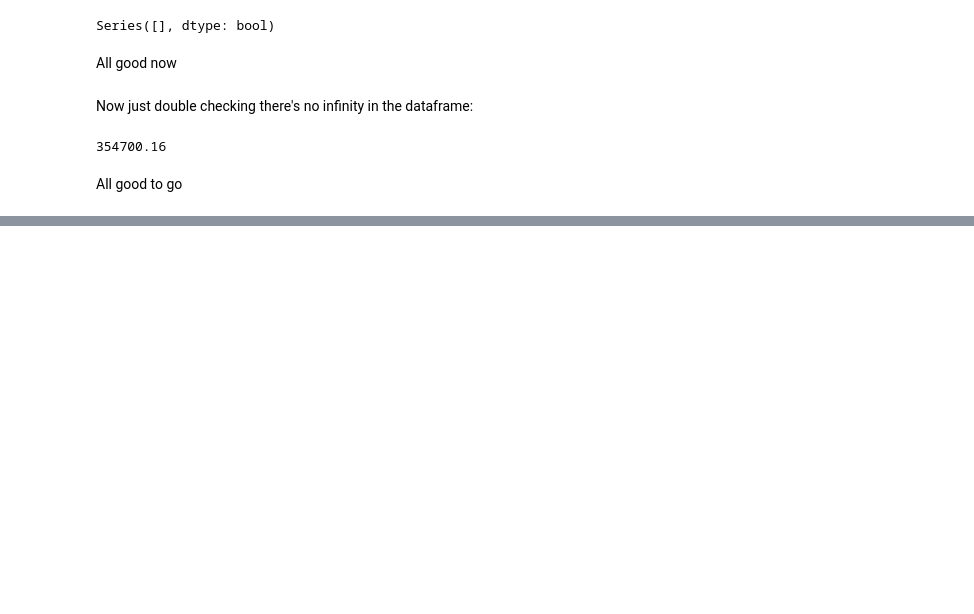
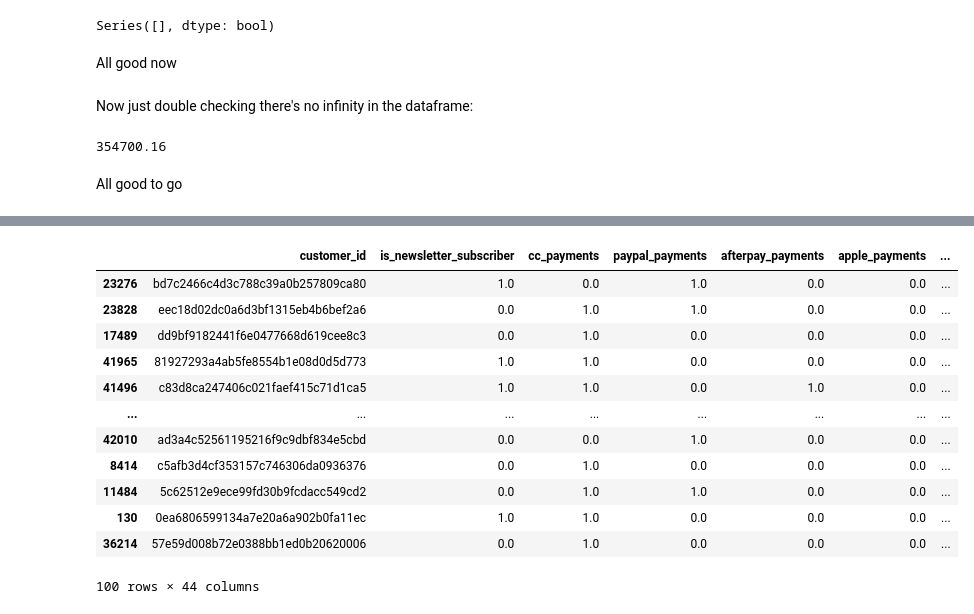
Before and after one commit to mu-wang-273/challenge-ilikedata, a Jupyter notebook: response/notebooks/stage3_build_feature_engineering.ipynb, the cells around one changed output, grey strips where cells are left out. Drawn from its saved outputs; the diff is of its cells as text; code cells hidden in the pictures; blank space fills up the shorter version.

```diff
--- a/response/notebooks/stage3_build_feature_engineering.ipynb
+++ b/response/notebooks/stage3_build_feature_engineering.ipynb
@@ -296,0 +323,18 @@ features.to_parquet(output_file_path)
+# %%
+test_output = features.loc[test_input.index]
+
+test_output
+# %% [output]
+|  | customer_id | is_newsletter_subscriber | cc_payments | paypal_payments | afterpay_payments | apple_payments | ... |
+| 23276 | bd7c2466c4d3c788c39a0b257809ca80 | 1.0 | 0.0 | 1.0 | 0.0 | 0.0 | ... |
+| 23828 | eec18d02dc0a6d3bf1315eb4b6bef2a6 | 0.0 | 1.0 | 1.0 | 0.0 | 0.0 | ... |
+| 17489 | dd9bf9182441f6e0477668d619cee8c3 | 0.0 | 1.0 | 0.0 | 0.0 | 0.0 | ... |
+| 41965 | 81927293a4ab5fe8554b1e08d0d5d773 | 1.0 | 1.0 | 0.0 | 0.0 | 0.0 | ... |
+| 41496 | c83d8ca247406c021faef415c71d1ca5 | 1.0 | 1.0 | 0.0 | 1.0 | 0.0 | ... |
+| ... | ... | ... | ... | ... | ... | ... | ... |
+| 42010 | ad3a4c52561195216f9c9dbf834e5cbd | 0.0 | 0.0 | 1.0 | 0.0 | 0.0 | ... |
+| 8414 | c5afb3d4cf353157c746306da0936376 | 0.0 | 1.0 | 0.0 | 0.0 | 0.0 | ... |
+| 11484 | 5c62512e9ece99fd30b9fcdacc549cd2 | 0.0 | 1.0 | 1.0 | 0.0 | 0.0 | ... |
+| 130 | 0ea6806599134a7e20a6a902b0fa11ec | 1.0 | 1.0 | 0.0 | 0.0 | 0.0 | ... |
+| 36214 | 57e59d008b72e0388bb1ed0b20620006 | 0.0 | 1.0 | 0.0 | 0.0 | 0.0 | ... |
+100 rows × 44 columns
```
Also changed, not shown: parts of 8 cells of this notebook, 4 other files.
